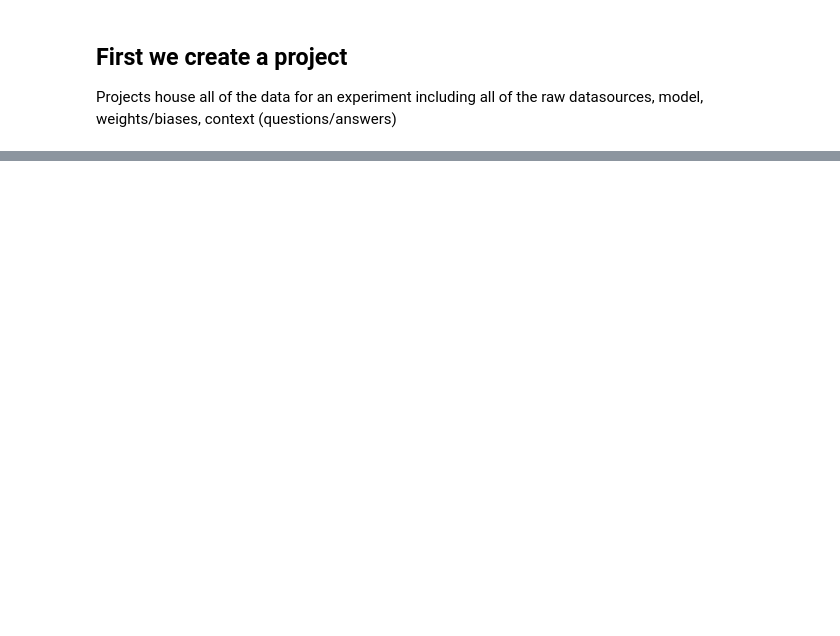
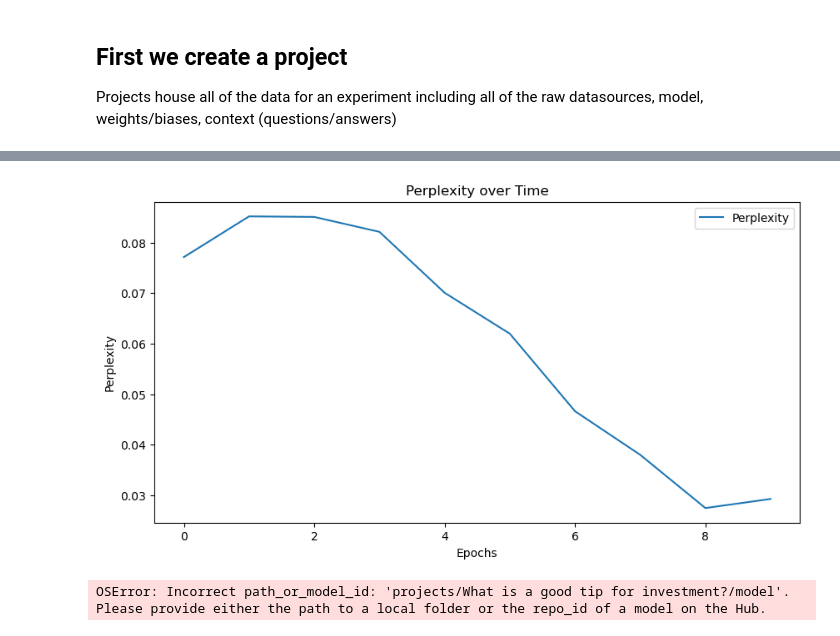
Before and after one commit to ClaytonSnyder/ai574, a Jupyter notebook: example.ipynb, the cells around one changed output, grey strips where cells are left out. Cells and saved outputs as stored; diff of their text form; code cells hidden in the pictures; blank space fills up the shorter version.

```diff
--- a/example.ipynb
+++ b/example.ipynb
@@ -164,0 +311,17 @@ Special tokens have been added in the vocabulary, make sure the associated word
+# %%
+plt.figure(figsize=(10, 5))
+plt.plot(perplexity_scores, label='Perplexity')
+plt.xlabel('Epochs')
+plt.ylabel('Perplexity')
+plt.title('Perplexity over Time')
+plt.legend()
+plt.show()
+# %% [output]
+[figure, added]
+# %%
+question = "What is a good tip for investment?"
+answer = chat(question, model, device)
+print(f"Question: {question}")
+print(f"Answer: {answer}")
+# %% [output]
+OSError: Incorrect path_or_model_id: 'projects/What is a good tip for investment?/model'. Please provide either the path to a local folder or the repo_id of a model on the Hub.
```
Also changed, not shown: parts of 35 cells of this notebook, 5 other files.
